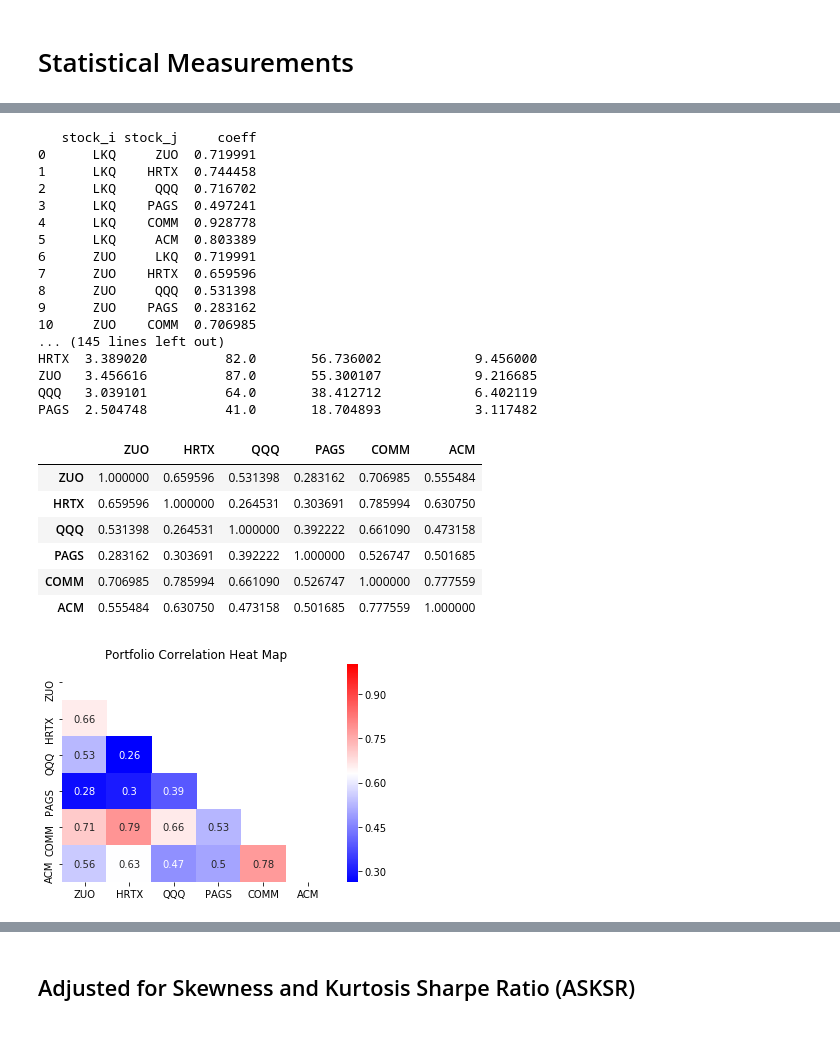
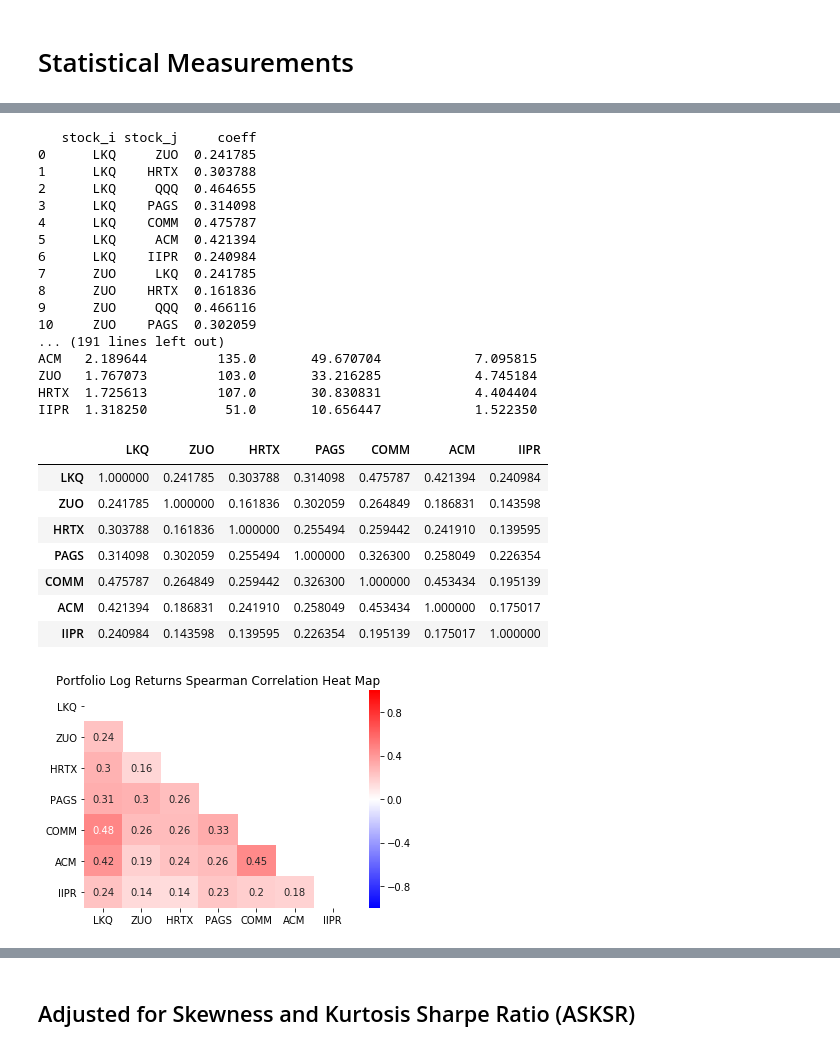
Before and after one commit to Hesiod-Labs/HYPAR, a Jupyter notebook: HYPAR.ipynb, the cells around one changed output, grey strips where cells are left out. Saved outputs shown, nothing was run; the diff lists cells and outputs as text; code cells hidden in the pictures.

```diff
--- a/HYPAR.ipynb
+++ b/HYPAR.ipynb
@@ -185,7 +185,7 @@ def calculate_returns(portfolio_dict):
 # %% [markdown]
 # Construct the Portfolio and Timeframe
 # %%
-tickers = ['LKQ', 'ZUO', 'HRTX', 'QQQ', 'PAGS', 'COMM', 'ACM']
+tickers = ['LKQ', 'ZUO', 'HRTX', 'QQQ', 'PAGS', 'COMM', 'ACM', 'IIPR']
 
 today = dt.datetime.today()
 
@@ -436,12 +454,12 @@ matrix = spearman_corr_heatmap(port)
 # %%
 # Working version
-def reduce_portfolio_spearman_corr(portfolio_dict, preserve_portfolio=True, plot=True):
+def reduce_portfolio_spearman_corr(returns_dict, preserve_portfolio=True, plot=True):
 
     if preserve_portfolio:
-        port = {}
-        port.update(portfolio_dict)
+        rets = {}
+        rets.update(returns_dict)
 
-    original = spearman_corr_heatmap(port, plot=False)
+    original = spearman_corr_heatmap(rets, plot=False)
     table = []
 
     for i in range(len(original)):
@@ -466,16 +484,16 @@ def reduce_portfolio_spearman_corr(portfolio_dict, preserve_portfolio=True, plot
 
     summed = summed.sort_values('normalized weights', ascending=False)
 
-    p = port
-    p.pop(summed.index[0])
+    r = rets
+    r.pop(summed.index[0])
 
     return spearman_corr_heatmap(p)
 # %%
 # Version to test
-def reduce_portfolio_spearman_corr(portfolio_dict, plot=True):
-    port = {}
-    port.update(portfolio_dict)
-    original = spearman_corr_heatmap(port, plot=False)
+def reduce_portfolio_spearman_corr(returns_dict, plot=True):
+    rets = {}
+    rets.update(returns_dict)
+    original = spearman_corr_heatmap(rets, plot=False)
     table = []
     for i in range(len(original)):
         for j in range(len(original)):
@@ -498,35 +516,36 @@ def reduce_portfolio_spearman_corr(portfolio_dict, plot=True):
     print(summed)
     summed = summed.sort_values('normalized weights', ascending=False)
     print(summed)
-    p = port
-    p.pop(summed.index[0])
-    return spearman_corr_heatmap(p)
+    r = rets
+    r.pop(summed.index[0])
+    return spearman_corr_heatmap(r)
 # %%
-reduce_portfolio_spearman_corr(port)
+reduce_portfolio_spearman_corr(returns)
 # %% [output]
    stock_i stock_j     coeff
-0      LKQ     ZUO  0.719991
-1      LKQ    HRTX  0.744458
-2      LKQ     QQQ  0.716702
-3      LKQ    PAGS  0.497241
-4      LKQ    COMM  0.928778
-5      LKQ     ACM  0.803389
-6      ZUO     LKQ  0.719991
-7      ZUO    HRTX  0.659596
-8      ZUO     QQQ  0.531398
-9      ZUO    PAGS  0.283162
-10     ZUO    COMM  0.706985
-... (145 lines left out)
-HRTX  3.389020          82.0       56.736002            9.456000
-ZUO   3.456616          87.0       55.300107            9.216685
-QQQ   3.039101          64.0       38.412712            6.402119
-PAGS  2.504748          41.0       18.704893            3.117482
+0      LKQ     ZUO  0.241785
+1      LKQ    HRTX  0.303788
+2      LKQ     QQQ  0.464655
+3      LKQ    PAGS  0.314098
+4      LKQ    COMM  0.475787
+5      LKQ     ACM  0.421394
+6      LKQ    IIPR  0.240984
+7      ZUO     LKQ  0.241785
+8      ZUO    HRTX  0.161836
+9      ZUO     QQQ  0.466116
+10     ZUO    PAGS  0.302059
+... (191 lines left out)
+ACM   2.189644         135.0       49.670704            7.095815
+ZUO   1.767073         103.0       33.216285            4.745184
+HRTX  1.725613         107.0       30.830831            4.404404
+IIPR  1.318250          51.0       10.656447            1.522350
-|  | ZUO | HRTX | QQQ | PAGS | COMM | ACM |
-| ZUO | 1.000000 | 0.659596 | 0.531398 | 0.283162 | 0.706985 | 0.555484 |
-| HRTX | 0.659596 | 1.000000 | 0.264531 | 0.303691 | 0.785994 | 0.630750 |
-| QQQ | 0.531398 | 0.264531 | 1.000000 | 0.392222 | 0.661090 | 0.473158 |
-| PAGS | 0.283162 | 0.303691 | 0.392222 | 1.000000 | 0.526747 | 0.501685 |
-| COMM | 0.706985 | 0.785994 | 0.661090 | 0.526747 | 1.000000 | 0.777559 |
-| ACM | 0.555484 | 0.630750 | 0.473158 | 0.501685 | 0.777559 | 1.000000 |
+|  | LKQ | ZUO | HRTX | PAGS | COMM | ACM | IIPR |
+| LKQ | 1.000000 | 0.241785 | 0.303788 | 0.314098 | 0.475787 | 0.421394 | 0.240984 |
+| ZUO | 0.241785 | 1.000000 | 0.161836 | 0.302059 | 0.264849 | 0.186831 | 0.143598 |
+| HRTX | 0.303788 | 0.161836 | 1.000000 | 0.255494 | 0.259442 | 0.241910 | 0.139595 |
+| PAGS | 0.314098 | 0.302059 | 0.255494 | 1.000000 | 0.326300 | 0.258049 | 0.226354 |
+| COMM | 0.475787 | 0.264849 | 0.259442 | 0.326300 | 1.000000 | 0.453434 | 0.195139 |
+| ACM | 0.421394 | 0.186831 | 0.241910 | 0.258049 | 0.453434 | 1.000000 | 0.175017 |
+| IIPR | 0.240984 | 0.143598 | 0.139595 | 0.226354 | 0.195139 | 0.175017 | 1.000000 |
-[figure, old version]
+[figure, new version]
 # %%
```
Also changed, not shown: parts of 31 cells of this notebook, 8 other files.
